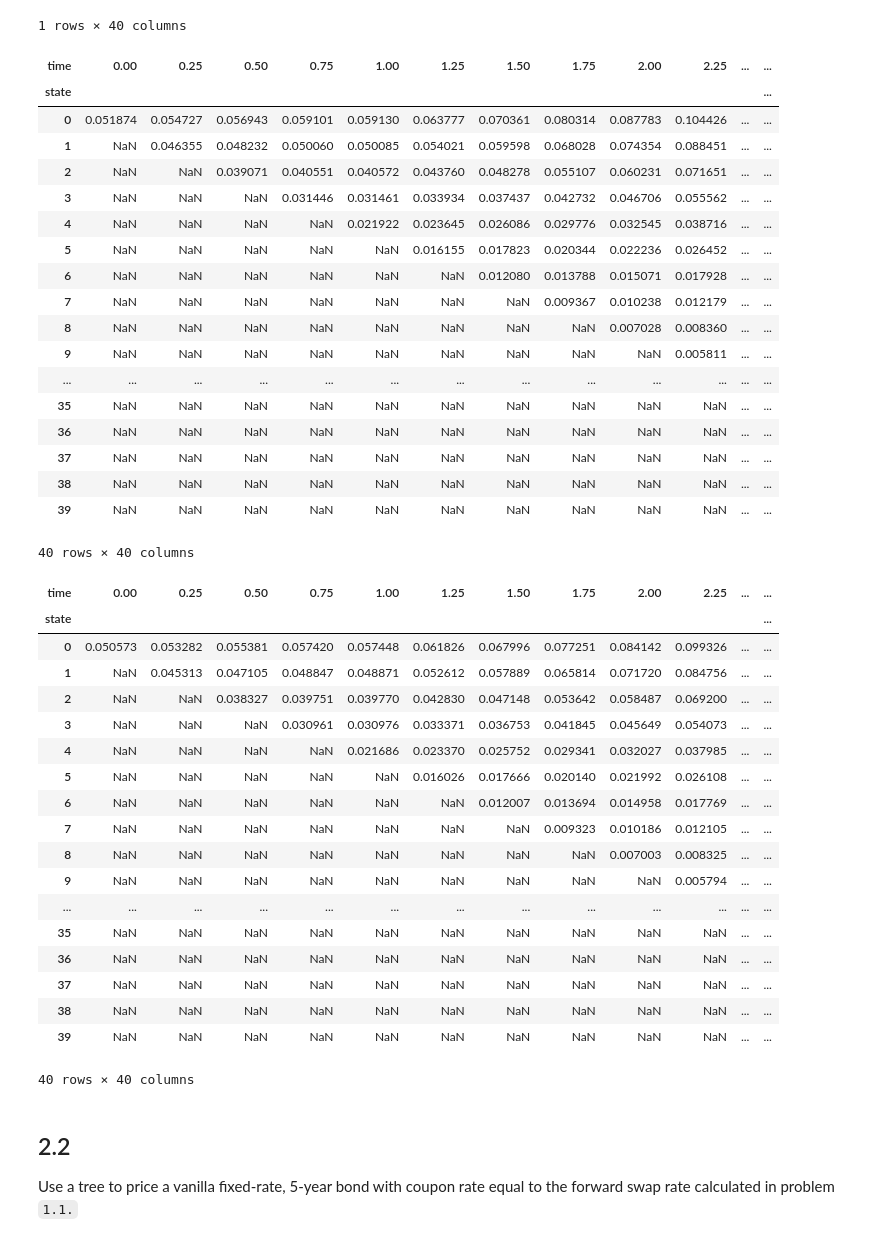
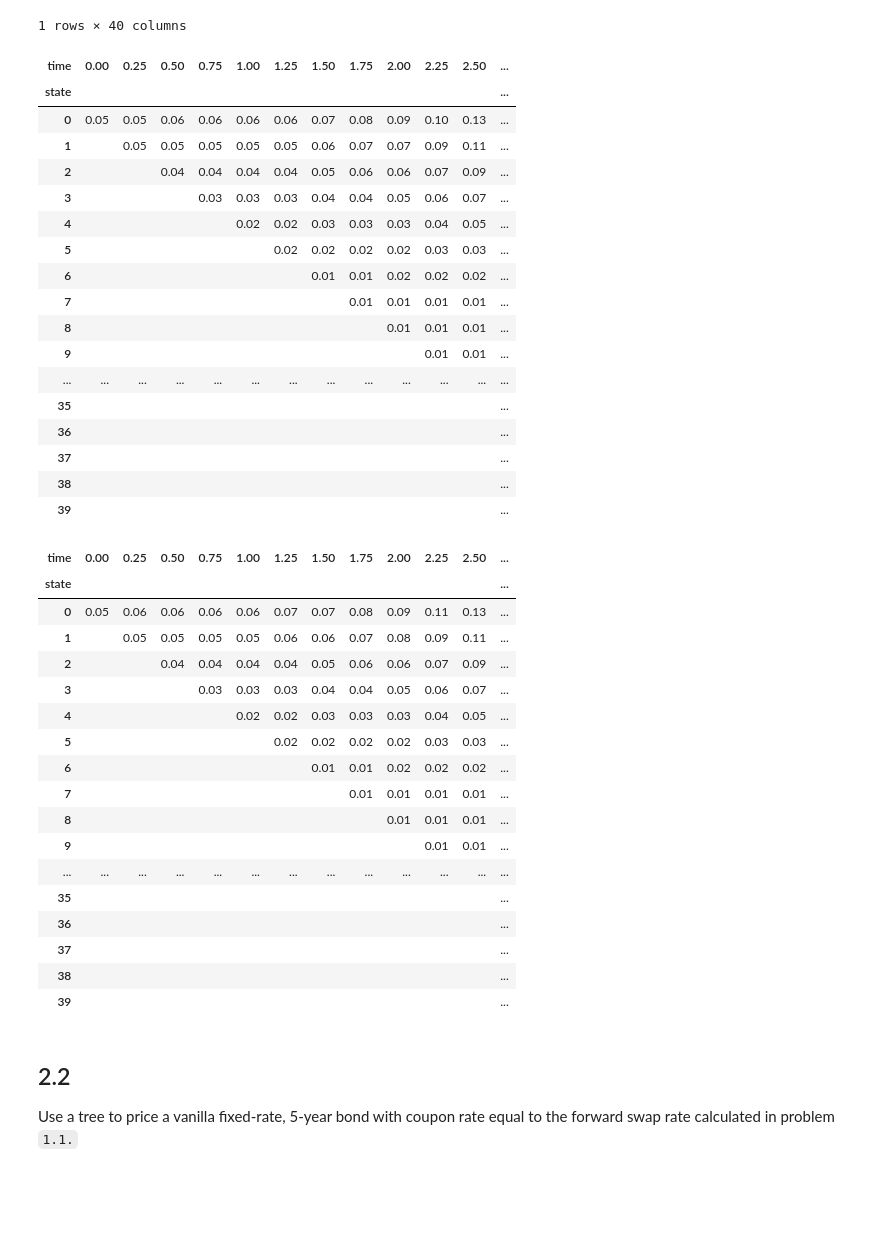
Before and after one commit to MrHumble-Bee/finm-fiderivs-2024, a Jupyter notebook: homework/Homework 3 - New.ipynb, the cells around one changed output. Cells and saved outputs as stored; diff of their text form; code cells hidden in the pictures; blank space fills up the shorter version.

```diff
--- a/homework/Homework 3 - New.ipynb
+++ b/homework/Homework 3 - New.ipynb
@@ -341,50 +341,48 @@ theta.to_frame().transpose()
 1 rows × 40 columns
 # %%
 # Exp
-rate_tree
+format_bintree(rate_tree)
 # %% [output]
-| time | 0.00 | 0.25 | 0.50 | 0.75 | 1.00 | 1.25 | 1.50 | 1.75 | 2.00 | 2.25 | ... | ... |
+| time | 0.00 | 0.25 | 0.50 | 0.75 | 1.00 | 1.25 | 1.50 | 1.75 | 2.00 | 2.25 | 2.50 | ... |
 | state |  |  |  |  |  |  |  |  |  |  |  | ... |
-| 0 | 0.051874 | 0.054727 | 0.056943 | 0.059101 | 0.059130 | 0.063777 | 0.070361 | 0.080314 | 0.087783 | 0.104426 | ... | ... |
-| 1 | NaN | 0.046355 | 0.048232 | 0.050060 | 0.050085 | 0.054021 | 0.059598 | 0.068028 | 0.074354 | 0.088451 | ... | ... |
-| 2 | NaN | NaN | 0.039071 | 0.040551 | 0.040572 | 0.043760 | 0.048278 | 0.055107 | 0.060231 | 0.071651 | ... | ... |
-| 3 | NaN | NaN | NaN | 0.031446 | 0.031461 | 0.033934 | 0.037437 | 0.042732 | 0.046706 | 0.055562 | ... | ... |
-| 4 | NaN | NaN | NaN | NaN | 0.021922 | 0.023645 | 0.026086 | 0.029776 | 0.032545 | 0.038716 | ... | ... |
-| 5 | NaN | NaN | NaN | NaN | NaN | 0.016155 | 0.017823 | 0.020344 | 0.022236 | 0.026452 | ... | ... |
-| 6 | NaN | NaN | NaN | NaN | NaN | NaN | 0.012080 | 0.013788 | 0.015071 | 0.017928 | ... | ... |
-| 7 | NaN | NaN | NaN | NaN | NaN | NaN | NaN | 0.009367 | 0.010238 | 0.012179 | ... | ... |
-| 8 | NaN | NaN | NaN | NaN | NaN | NaN | NaN | NaN | 0.007028 | 0.008360 | ... | ... |
-| 9 | NaN | NaN | NaN | NaN | NaN | NaN | NaN | NaN | NaN | 0.005811 | ... | ... |
+| 0 | 0.05 | 0.05 | 0.06 | 0.06 | 0.06 | 0.06 | 0.07 | 0.08 | 0.09 | 0.10 | 0.13 | ... |
+| 1 |  | 0.05 | 0.05 | 0.05 | 0.05 | 0.05 | 0.06 | 0.07 | 0.07 | 0.09 | 0.11 | ... |
+| 2 |  |  | 0.04 | 0.04 | 0.04 | 0.04 | 0.05 | 0.06 | 0.06 | 0.07 | 0.09 | ... |
+| 3 |  |  |  | 0.03 | 0.03 | 0.03 | 0.04 | 0.04 | 0.05 | 0.06 | 0.07 | ... |
+| 4 |  |  |  |  | 0.02 | 0.02 | 0.03 | 0.03 | 0.03 | 0.04 | 0.05 | ... |
+| 5 |  |  |  |  |  | 0.02 | 0.02 | 0.02 | 0.02 | 0.03 | 0.03 | ... |
+| 6 |  |  |  |  |  |  | 0.01 | 0.01 | 0.02 | 0.02 | 0.02 | ... |
+| 7 |  |  |  |  |  |  |  | 0.01 | 0.01 | 0.01 | 0.01 | ... |
+| 8 |  |  |  |  |  |  |  |  | 0.01 | 0.01 | 0.01 | ... |
+| 9 |  |  |  |  |  |  |  |  |  | 0.01 | 0.01 | ... |
 | ... | ... | ... | ... | ... | ... | ... | ... | ... | ... | ... | ... | ... |
-| 35 | NaN | NaN | NaN | NaN | NaN | NaN | NaN | NaN | NaN | NaN | ... | ... |
-| 36 | NaN | NaN | NaN | NaN | NaN | NaN | NaN | NaN | NaN | NaN | ... | ... |
-| 37 | NaN | NaN | NaN | NaN | NaN | NaN | NaN | NaN | NaN | NaN | ... | ... |
-| 38 | NaN | NaN | NaN | NaN | NaN | NaN | NaN | NaN | NaN | NaN | ... | ... |
-| 39 | NaN | NaN | NaN | NaN | NaN | NaN | NaN | NaN | NaN | NaN | ... | ... |
+| 35 |  |  |  |  |  |  |  |  |  |  |  | ... |
+| 36 |  |  |  |  |  |  |  |  |  |  |  | ... |
+| 37 |  |  |  |  |  |  |  |  |  |  |  | ... |
+| 38 |  |  |  |  |  |  |  |  |  |  |  | ... |
+| 39 |  |  |  |  |  |  |  |  |  |  |  | ... |
-40 rows × 40 columns
 # %%
 # Annual
-np.log(rate_tree + 1)
+format_bintree(np.exp(rate_tree) - 1)
 # %% [output]
-| time | 0.00 | 0.25 | 0.50 | 0.75 | 1.00 | 1.25 | 1.50 | 1.75 | 2.00 | 2.25 | ... | ... |
+| time | 0.00 | 0.25 | 0.50 | 0.75 | 1.00 | 1.25 | 1.50 | 1.75 | 2.00 | 2.25 | 2.50 | ... |
 | state |  |  |  |  |  |  |  |  |  |  |  | ... |
-| 0 | 0.050573 | 0.053282 | 0.055381 | 0.057420 | 0.057448 | 0.061826 | 0.067996 | 0.077251 | 0.084142 | 0.099326 | ... | ... |
-| 1 | NaN | 0.045313 | 0.047105 | 0.048847 | 0.048871 | 0.052612 | 0.057889 | 0.065814 | 0.071720 | 0.084756 | ... | ... |
-| 2 | NaN | NaN | 0.038327 | 0.039751 | 0.039770 | 0.042830 | 0.047148 | 0.053642 | 0.058487 | 0.069200 | ... | ... |
-| 3 | NaN | NaN | NaN | 0.030961 | 0.030976 | 0.033371 | 0.036753 | 0.041845 | 0.045649 | 0.054073 | ... | ... |
-| 4 | NaN | NaN | NaN | NaN | 0.021686 | 0.023370 | 0.025752 | 0.029341 | 0.032027 | 0.037985 | ... | ... |
-| 5 | NaN | NaN | NaN | NaN | NaN | 0.016026 | 0.017666 | 0.020140 | 0.021992 | 0.026108 | ... | ... |
-| 6 | NaN | NaN | NaN | NaN | NaN | NaN | 0.012007 | 0.013694 | 0.014958 | 0.017769 | ... | ... |
-| 7 | NaN | NaN | NaN | NaN | NaN | NaN | NaN | 0.009323 | 0.010186 | 0.012105 | ... | ... |
-| 8 | NaN | NaN | NaN | NaN | NaN | NaN | NaN | NaN | 0.007003 | 0.008325 | ... | ... |
-| 9 | NaN | NaN | NaN | NaN | NaN | NaN | NaN | NaN | NaN | 0.005794 | ... | ... |
+| 0 | 0.05 | 0.06 | 0.06 | 0.06 | 0.06 | 0.07 | 0.07 | 0.08 | 0.09 | 0.11 | 0.13 | ... |
+| 1 |  | 0.05 | 0.05 | 0.05 | 0.05 | 0.06 | 0.06 | 0.07 | 0.08 | 0.09 | 0.11 | ... |
+| 2 |  |  | 0.04 | 0.04 | 0.04 | 0.04 | 0.05 | 0.06 | 0.06 | 0.07 | 0.09 | ... |
+| 3 |  |  |  | 0.03 | 0.03 | 0.03 | 0.04 | 0.04 | 0.05 | 0.06 | 0.07 | ... |
+| 4 |  |  |  |  | 0.02 | 0.02 | 0.03 | 0.03 | 0.03 | 0.04 | 0.05 | ... |
+| 5 |  |  |  |  |  | 0.02 | 0.02 | 0.02 | 0.02 | 0.03 | 0.03 | ... |
+| 6 |  |  |  |  |  |  | 0.01 | 0.01 | 0.02 | 0.02 | 0.02 | ... |
+| 7 |  |  |  |  |  |  |  | 0.01 | 0.01 | 0.01 | 0.01 | ... |
+| 8 |  |  |  |  |  |  |  |  | 0.01 | 0.01 | 0.01 | ... |
+| 9 |  |  |  |  |  |  |  |  |  | 0.01 | 0.01 | ... |
 | ... | ... | ... | ... | ... | ... | ... | ... | ... | ... | ... | ... | ... |
-| 35 | NaN | NaN | NaN | NaN | NaN | NaN | NaN | NaN | NaN | NaN | ... | ... |
-| 36 | NaN | NaN | NaN | NaN | NaN | NaN | NaN | NaN | NaN | NaN | ... | ... |
-| 37 | NaN | NaN | NaN | NaN | NaN | NaN | NaN | NaN | NaN | NaN | ... | ... |
-| 38 | NaN | NaN | NaN | NaN | NaN | NaN | NaN | NaN | NaN | NaN | ... | ... |
-| 39 | NaN | NaN | NaN | NaN | NaN | NaN | NaN | NaN | NaN | NaN | ... | ... |
+| 35 |  |  |  |  |  |  |  |  |  |  |  | ... |
+| 36 |  |  |  |  |  |  |  |  |  |  |  | ... |
+| 37 |  |  |  |  |  |  |  |  |  |  |  | ... |
+| 38 |  |  |  |  |  |  |  |  |  |  |  | ... |
+| 39 |  |  |  |  |  |  |  |  |  |  |  | ... |
-40 rows × 40 columns
 # %% [markdown]
 ## 2.2
 
```
Also changed, not shown: parts of 16 cells of this notebook, 1 other file.
